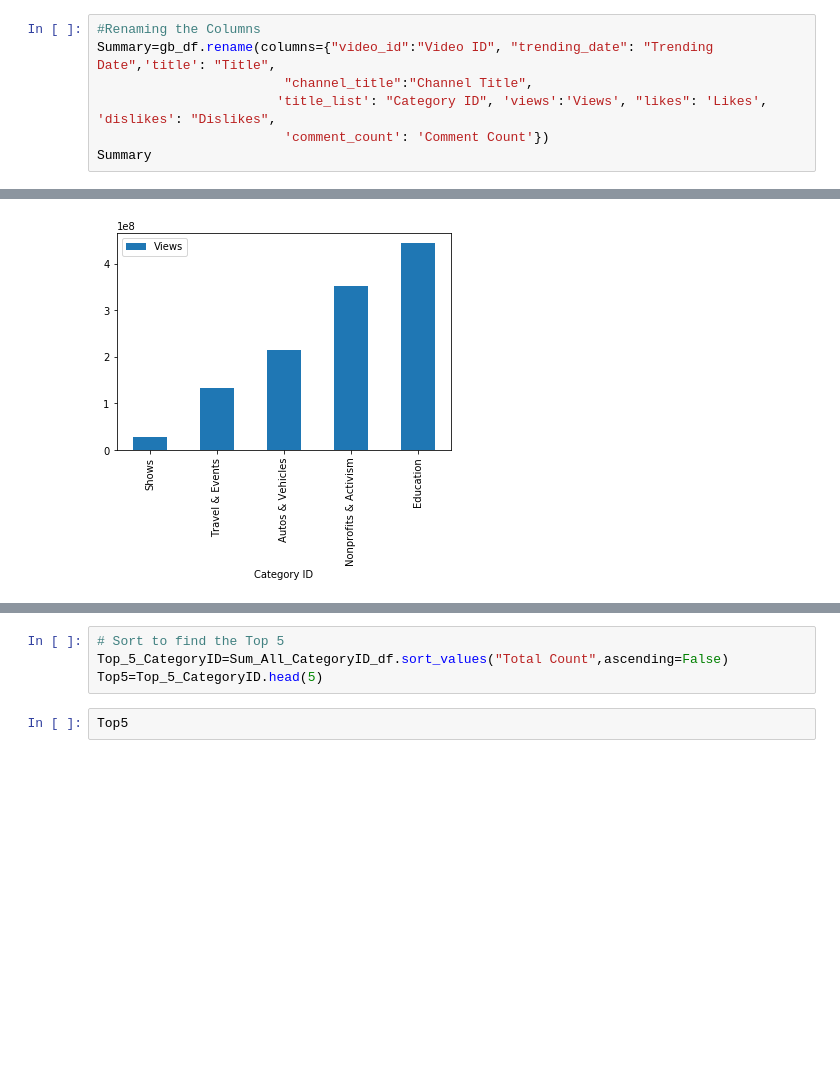
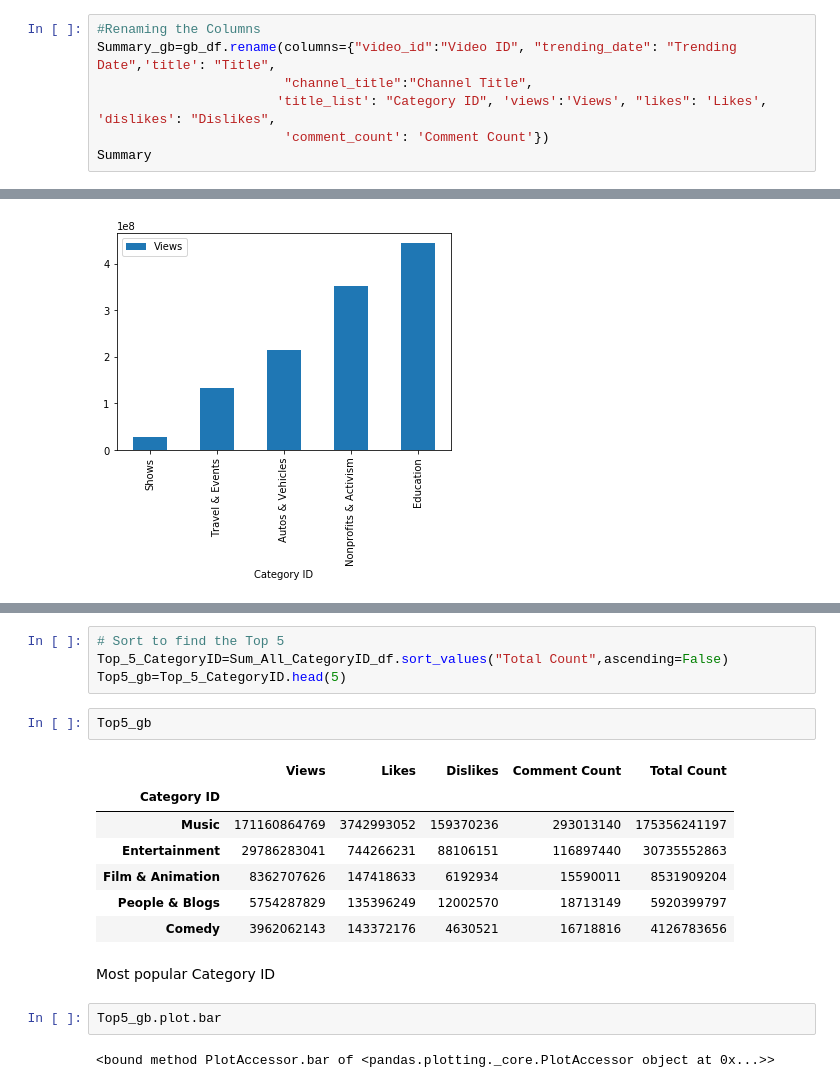
Before and after one commit to elisabethvirak/Top_Music_Project1, a Jupyter notebook: Youtube_Project1.ipynb, the cells around one changed output, grey strips where cells are left out. Saved outputs shown, nothing was run; the diff lists cells and outputs as text; blank space fills up the shorter version.

```diff
--- a/Youtube_Project1.ipynb
+++ b/Youtube_Project1.ipynb
@@ -66,7 +66,7 @@ title_list       38916
 dtype: int64
 # %%
 #Renaming the Columns
-Summary=gb_df.rename(columns={"video_id":"Video ID", "trending_date": "Trending Date",'title': "Title",
+Summary_gb=gb_df.rename(columns={"video_id":"Video ID", "trending_date": "Trending Date",'title': "Title",
                         "channel_title":"Channel Title",
                        'title_list': "Category ID", 'views':'Views', "likes": 'Likes', 'dislikes': "Dislikes",
                         'comment_count': 'Comment Count'})
@@ -211,9 +251,23 @@ Sum_All_CategoryID_df
 # %%
 # Sort to find the Top 5
 Top_5_CategoryID=Sum_All_CategoryID_df.sort_values("Total Count",ascending=False)
-Top5=Top_5_CategoryID.head(5)
+Top5_gb=Top_5_CategoryID.head(5)
-# %%
-Top5
+# %%
+Top5_gb
+# %% [output]
+|  | Views | Likes | Dislikes | Comment Count | Total Count |
+| Category ID |  |  |  |  |  |
+| Music | 171160864769 | 3742993052 | 159370236 | 293013140 | 175356241197 |
+| Entertainment | 29786283041 | 744266231 | 88106151 | 116897440 | 30735552863 |
+| Film & Animation | 8362707626 | 147418633 | 6192934 | 15590011 | 8531909204 |
+| People & Blogs | 5754287829 | 135396249 | 12002570 | 18713149 | 5920399797 |
+| Comedy | 3962062143 | 143372176 | 4630521 | 16718816 | 4126783656 |
+# %% [markdown]
+Most popular Category ID
+# %%
+Top5_gb.plot.bar
+# %% [output]
+<bound method PlotAccessor.bar of <pandas.plotting._core.PlotAccessor object at 0x...>>
 # %%
 #Sort to find the Bottom 5
 Bottom_5_CategoryID=Sum_All_CategoryID_df.sort_values("Total Count",ascending=True)
```
Also changed, not shown: parts of 6 cells of this notebook.
